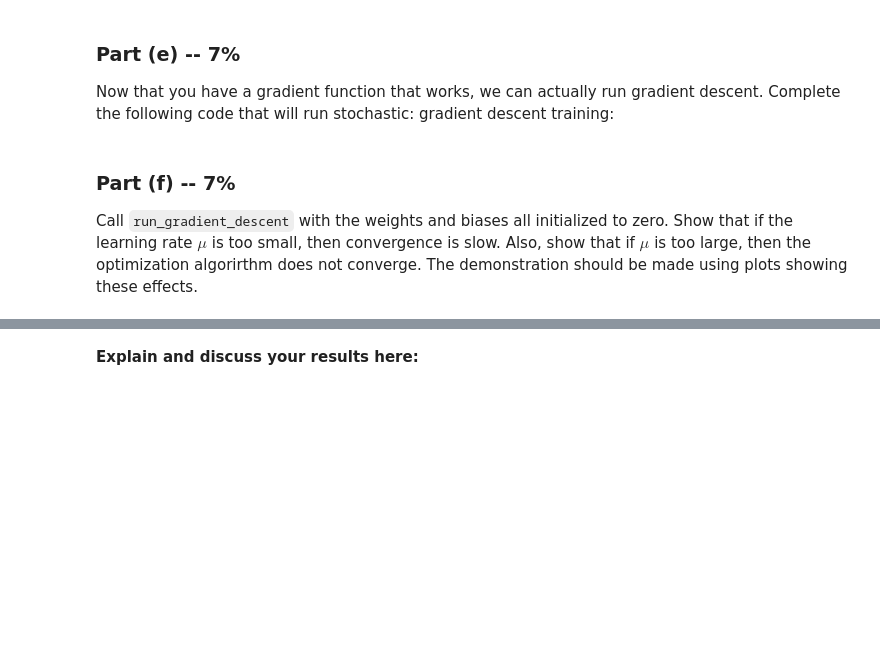
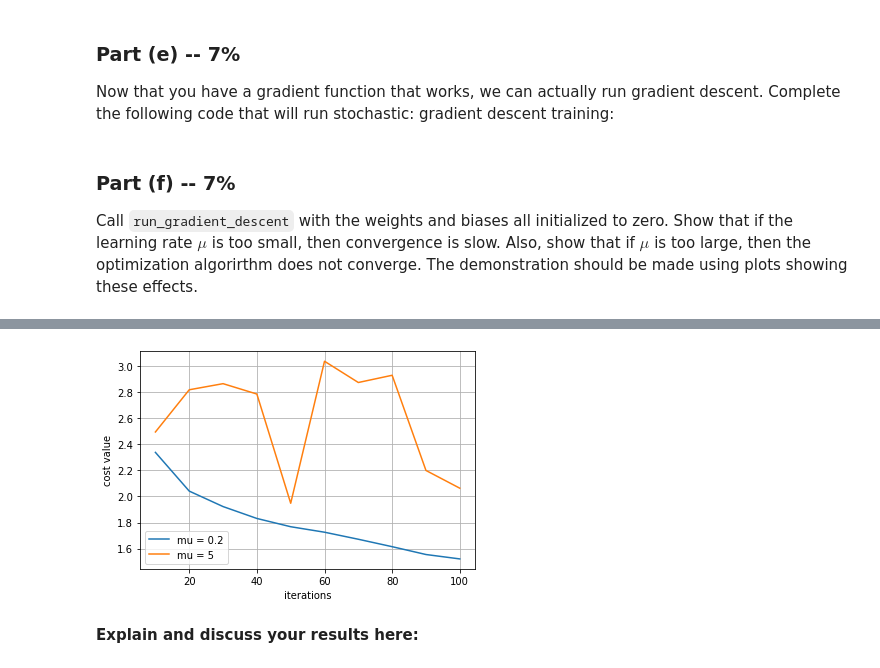
Before and after one commit to aradgast/DeepLearningCourse, a Jupyter notebook: Assignment1.ipynb, the cells around one changed output, grey strips where cells are left out. Saved outputs shown, nothing was run; the diff lists cells and outputs as text; code cells hidden in the pictures; blank space fills up the shorter version.

```diff
--- a/Assignment1.ipynb
+++ b/Assignment1.ipynb
@@ -183,7 +185,8 @@ def sigmoid(z):
   return 1 / (1 + np.exp(-z))
 
 def cross_entropy(t, y):
-  return -t * np.log(y) - (1 - t) * np.log(1 - y)
+  e = 0.0001
+  return -t * np.log(y+e) - (1 - t) * np.log(1 - y + e)
 
 def cost(y, t):
   return np.mean(cross_entropy(t, y))
@@ -291,11 +291,11 @@ Show that $\frac{\partial\mathcal{L}}{\partial b}$  is implement correctly
 by comparing the result from `derivative_cost` with the empirical cost derivative computed using the above numerical approximation.
 # %%
 # Your code goes here
-h = 0.00001
+h = 0.000001
 w = np.zeros(90)
 b = 1
-x = val_xs[:10000]
-t = val_ts[:10000]
+x = np.ones([2, 90])
+t = np.ones([2,])
 y = pred(w,b,x)
 y_h = pred(w, b+h, x)
 derivative = derivative_cost(x, y, t)
@@ -321,13 +320,12 @@ Show that $\frac{\partial\mathcal{L}}{\partial {\bf w}}$  is implement correctly
 # up to you to figure out how/why, and how to modify the code
 
 
-#THE PLACE I DIDNT SUCCEDEDDDDDDDDDDDDDDDDDDDDDDDDDDDDDDDDDDDDDDDDDD
-r1 = []
+r1 = np.zeros([90,])
 for i in range(len(w)):
   h_vec = np.zeros(w.shape)
   h_vec[i] = h
   y_h = pred(w+h_vec,b,x)
-  r1.append((cost(y_h,t)-cost(y,t))/h)
+  r1[i] = ((cost(y_h,t)-cost(y,t))/h)
 
 
 r2 = derivative[1]
@@ -422,0 +456,15 @@ b0 = np.random.randn(1)[0]
+# %%
+w0 = np.random.randn(90)
+b0 = np.random.randn(1)[0]
+
+# Write your code here
+# b,w,cost_result_001, val_acc_001 = run_gradient_descent(w0, b0, mu=0.01, batch_size=150)
+# print(f'validation accuracy for mu = 0.01 -> {val_acc_001}')
+b,w,cost_result_01 = run_gradient_descent(w0, b0, mu=0.2) #mu = 0.1
+# print(f'validation accuracy for mu = 0.1 -> {val_acc_01}')
+b,w,cost_result_02 = run_gradient_descent(w0, b0, mu=5)
+# print(f'validation accuracy for mu = 0.2 -> {val_acc_02}')
+# b,w,cost_result_05, val_acc_05 = run_gradient_descent(w0, b0, mu=0.5)
+# print(f'validation accuracy for mu = 0.5 -> {val_acc_05}')
+# b,w,cost_result_1, val_acc_1 = run_gradient_descent(w0, b0, mu = 1)
+# print(f'validation accuracy for mu = 1 -> {val_acc_1}')
@@ -423,3 +492,21 @@ b0 = np.random.randn(1)[0]
+# %%
+import matplotlib.pyplot as plt
+
+plt.figure()
+iter_vec = [(i+1)*10 for i in range(len(cost_result_01))]
+# plt.plot(iter_vec, cost_result_001, label='mu = 0.01')
+plt.plot(iter_vec,cost_result_01, label='mu = 0.2')
+
+plt.plot(iter_vec,cost_result_02, label='mu = 5')
+# plt.plot(iter_vec,cost_result_05, label='mu = 0.5')
+# plt.plot(iter_vec, cost_result_1, label='mu = 1')
+plt.xlabel('iterations')
+plt.ylabel('cost value')
+plt.legend()
+plt.grid()
+plt.show()
+# %% [output]
+[figure, added]
 # %% [markdown]
 **Explain and discuss your results here:**
 # %% [markdown]
```
Also changed, not shown: parts of 13 cells of this notebook.
